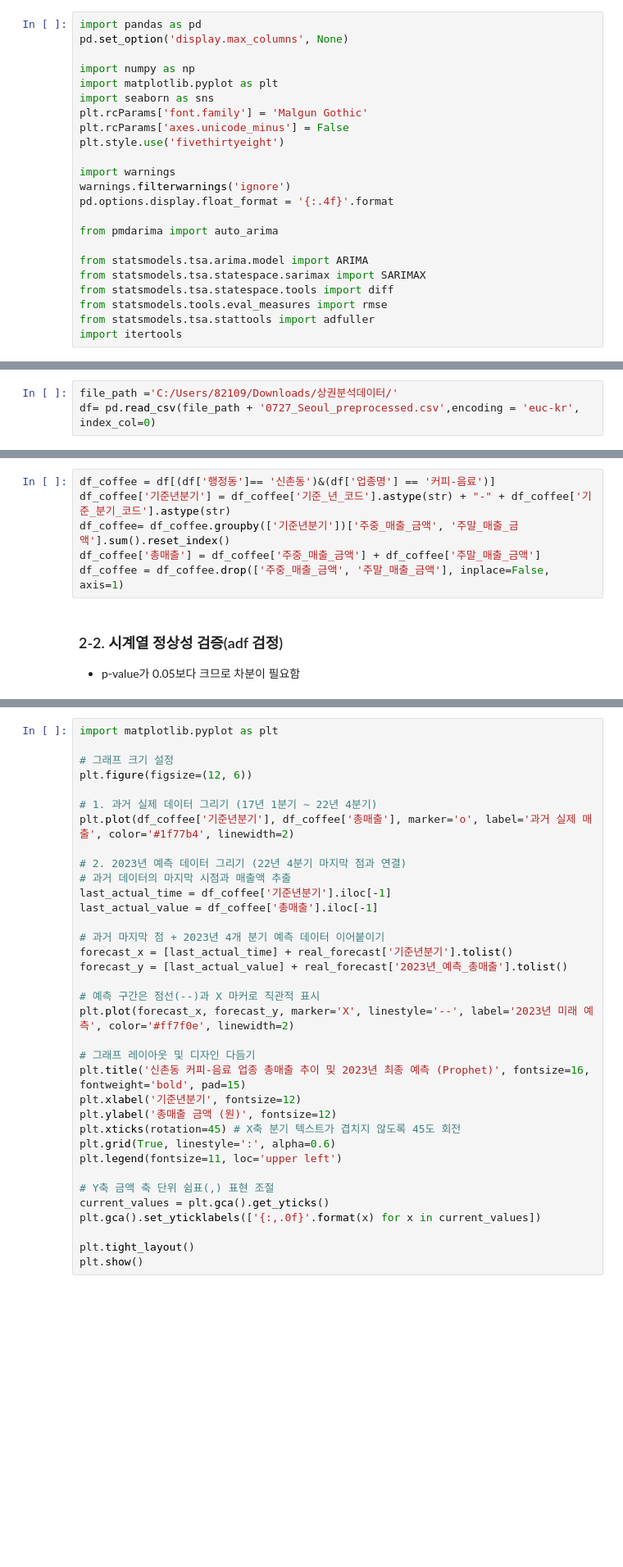
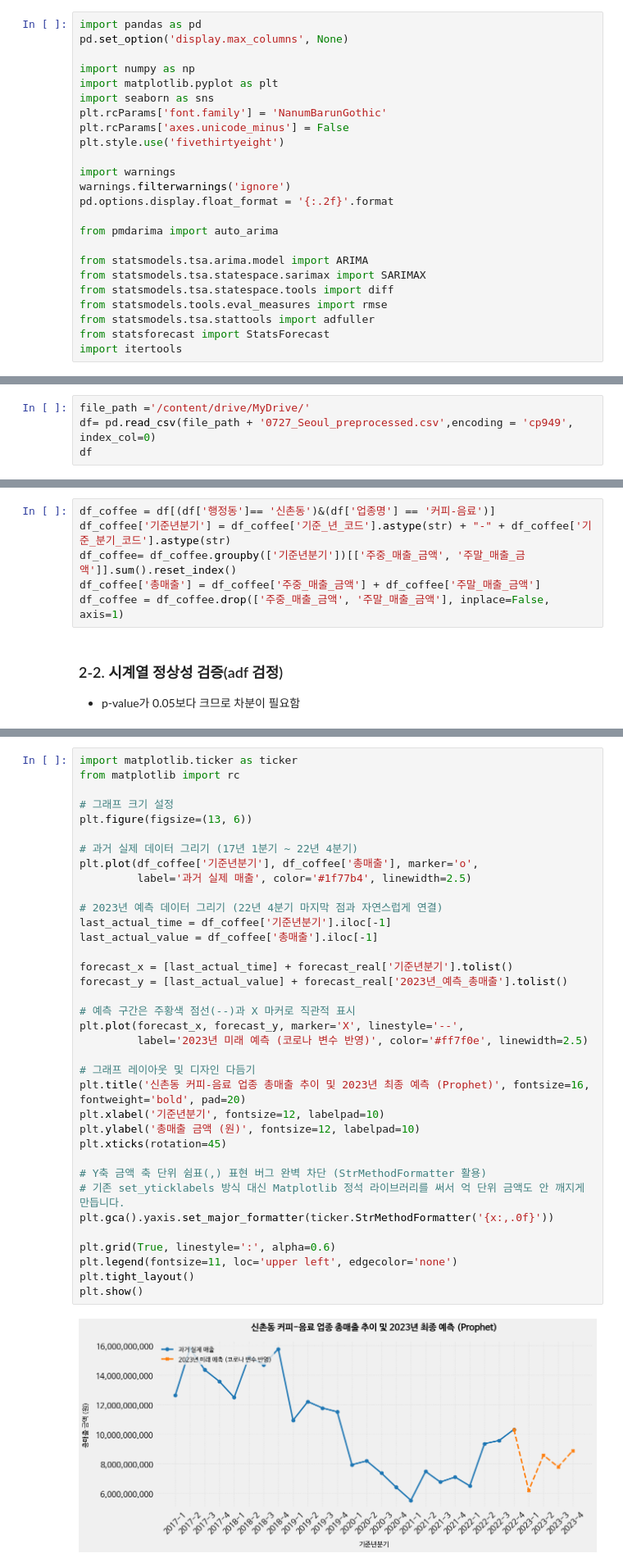
Before and after one commit to eunsung20311-dot/cafe-sales-prediction, a Jupyter notebook: [커피-음료] 업종 매출 예측 개선.ipynb, the cells around one changed output, grey strips where cells are left out. Shown at 82% size. Cells and saved outputs as stored; diff of their text form; blank space fills up the shorter version.

Commit message:
Prophet 및 SARIMAX 예측 결과 반영(코랩 작업)

```diff
--- a/[커피-음료] 업종 매출 예측 개선.ipynb
+++ b/[커피-음료] 업종 매출 예측 개선.ipynb
@@ -8,13 +34,13 @@ pd.set_option('display.max_columns', None)
 import numpy as np
 import matplotlib.pyplot as plt
 import seaborn as sns
-plt.rcParams['font.family'] = 'Malgun Gothic'
+plt.rcParams['font.family'] = 'NanumBarunGothic'
 plt.rcParams['axes.unicode_minus'] = False
 plt.style.use('fivethirtyeight')
 
 import warnings
 warnings.filterwarnings('ignore')
-pd.options.display.float_format = '{:.4f}'.format
+pd.options.display.float_format = '{:.2f}'.format
 
 from pmdarima import auto_arima
 
@@ -23,4 +49,5 @@ from statsmodels.tsa.statespace.sarimax import SARIMAX
 from statsmodels.tsa.statespace.tools import diff
 from statsmodels.tools.eval_measures import rmse
 from statsmodels.tsa.stattools import adfuller
+from statsforecast import StatsForecast
 import itertools
@@ -27,3 +59,4 @@ import itertools
 # %%
-file_path ='C:/Users/82109/Downloads/상권분석데이터/'
-df= pd.read_csv(file_path + '0727_Seoul_preprocessed.csv',encoding = 'euc-kr', index_col=0)
+file_path ='/content/drive/MyDrive/'
+df= pd.read_csv(file_path + '0727_Seoul_preprocessed.csv',encoding = 'cp949', index_col=0)
+df
@@ -59,7 +106,7 @@ def adf_test(series,title=''):
 # %%
 df_coffee = df[(df['행정동']== '신촌동')&(df['업종명'] == '커피-음료')]
 df_coffee['기준년분기'] = df_coffee['기준_년_코드'].astype(str) + "-" + df_coffee['기준_분기_코드'].astype(str)
-df_coffee= df_coffee.groupby(['기준년분기'])['주중_매출_금액', '주말_매출_금액'].sum().reset_index()
+df_coffee= df_coffee.groupby(['기준년분기'])[['주중_매출_금액', '주말_매출_금액']].sum().reset_index()
 df_coffee['총매출'] = df_coffee['주중_매출_금액'] + df_coffee['주말_매출_금액']
 df_coffee = df_coffee.drop(['주중_매출_금액', '주말_매출_금액'], inplace=False, axis=1)
 # %% [markdown]
@@ -441,35 +499,38 @@ print(real_forecast.to_string(index=False))
 # %%
-import matplotlib.pyplot as plt
+import matplotlib.ticker as ticker
+from matplotlib import rc
 
 # 그래프 크기 설정
-plt.figure(figsize=(12, 6))
+plt.figure(figsize=(13, 6))
 
-# 1. 과거 실제 데이터 그리기 (17년 1분기 ~ 22년 4분기)
-plt.plot(df_coffee['기준년분기'], df_coffee['총매출'], marker='o', label='과거 실제 매출', color='#1f77b4', linewidth=2)
+# 과거 실제 데이터 그리기 (17년 1분기 ~ 22년 4분기)
+plt.plot(df_coffee['기준년분기'], df_coffee['총매출'], marker='o',
+         label='과거 실제 매출', color='#1f77b4', linewidth=2.5)
 
-# 2. 2023년 예측 데이터 그리기 (22년 4분기 마지막 점과 연결)
-# 과거 데이터의 마지막 시점과 매출액 추출
+# 2023년 예측 데이터 그리기 (22년 4분기 마지막 점과 자연스럽게 연결)
 last_actual_time = df_coffee['기준년분기'].iloc[-1]
 last_actual_value = df_coffee['총매출'].iloc[-1]
 
-# 과거 마지막 점 + 2023년 4개 분기 예측 데이터 이어붙이기
-forecast_x = [last_actual_time] + real_forecast['기준년분기'].tolist()
-forecast_y = [last_actual_value] + real_forecast['2023년_예측_총매출'].tolist()
+forecast_x = [last_actual_time] + forecast_real['기준년분기'].tolist()
+forecast_y = [last_actual_value] + forecast_real['2023년_예측_총매출'].tolist()
 
-# 예측 구간은 점선(--)과 X 마커로 직관적 표시
-plt.plot(forecast_x, forecast_y, marker='X', linestyle='--', label='2023년 미래 예측', color='#ff7f0e', linewidth=2)
+# 예측 구간은 주황색 점선(--)과 X 마커로 직관적 표시
+plt.plot(forecast_x, forecast_y, marker='X', linestyle='--',
+         label='2023년 미래 예측 (코로나 변수 반영)', color='#ff7f0e', linewidth=2.5)
 
 # 그래프 레이아웃 및 디자인 다듬기
-plt.title('신촌동 커피-음료 업종 총매출 추이 및 2023년 최종 예측 (Prophet)', fontsize=16, fontweight='bold', pad=15)
-plt.xlabel('기준년분기', fontsize=12)
-plt.ylabel('총매출 금액 (원)', fontsize=12)
-plt.xticks(rotation=45) # X축 분기 텍스트가 겹치지 않도록 45도 회전
+plt.title('신촌동 커피-음료 업종 총매출 추이 및 2023년 최종 예측 (Prophet)', fontsize=16, fontweight='bold', pad=20)
+plt.xlabel('기준년분기', fontsize=12, labelpad=10)
+plt.ylabel('총매출 금액 (원)', fontsize=12, labelpad=10)
+plt.xticks(rotation=45)
+
+# Y축 금액 축 단위 쉼표(,) 표현 버그 완벽 차단 (StrMethodFormatter 활용)
+# 기존 set_yticklabels 방식 대신 Matplotlib 정석 라이브러리를 써서 억 단위 금액도 안 깨지게 만듭니다.
+plt.gca().yaxis.set_major_formatter(ticker.StrMethodFormatter('{x:,.0f}'))
+
 plt.grid(True, linestyle=':', alpha=0.6)
-plt.legend(fontsize=11, loc='upper left')
-
-# Y축 금액 축 단위 쉼표(,) 표현 조절
-current_values = plt.gca().get_yticks()
-plt.gca().set_yticklabels(['{:,.0f}'.format(x) for x in current_values])
-
+plt.legend(fontsize=11, loc='upper left', edgecolor='none')
 plt.tight_layout()
 plt.show()
+# %% [output]
+[figure, added]
```
Also changed, not shown: parts of 42 cells of this notebook.
